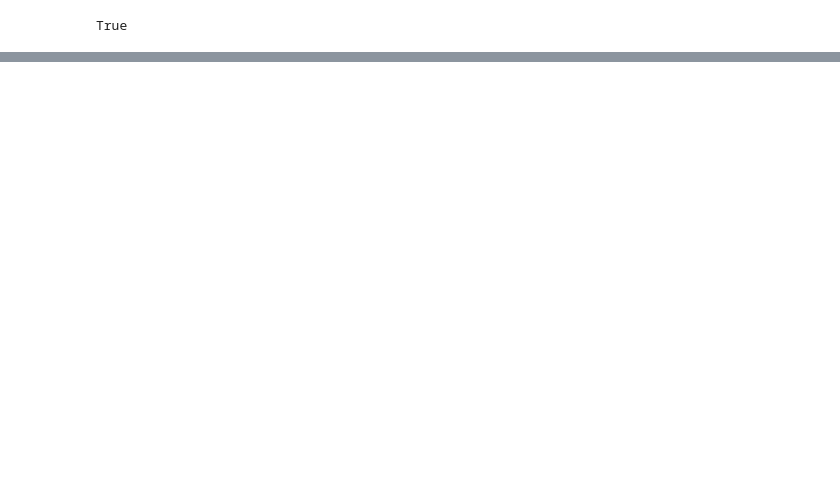
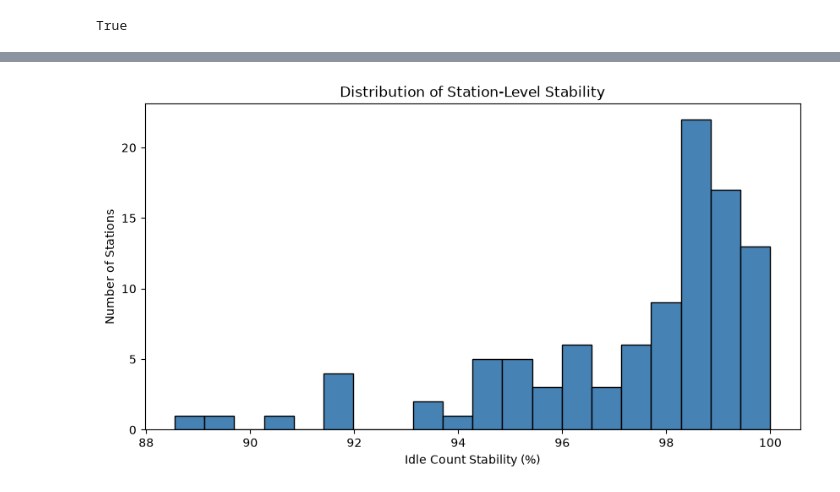
Before and after one commit to sametsav/VoltAhead, a Jupyter notebook: notebooks/02_temporal_autocorrelation.ipynb, the cells around one changed output, grey strips where cells are left out. Drawn from its saved outputs; the diff is of its cells as text; code cells hidden in the pictures; blank space fills up the shorter version.

```diff
--- a/notebooks/02_temporal_autocorrelation.ipynb
+++ b/notebooks/02_temporal_autocorrelation.ipynb
@@ -175,0 +58,4 @@ availability predictions.
+# %%
+idle_data = dl.load_stations_wide(variable="idle")
+
+idle_data.head()
@@ -175,0 +103,12 @@ availability predictions.
+# %%
+previous_idle = idle_data.shift(1)
+
+valid_pairs = (
+    idle_data.notna() & previous_idle.notna()
+)
+
+unchanged = (
+    (idle_data == previous_idle) & valid_pairs
+)
+
+previous_idle.head()
@@ -175,0 +171,6 @@ availability predictions.
+# %%
+station_stability = (
+    unchanged.sum() / valid_pairs.sum()
+) * 100
+
+station_stability.describe()
@@ -175,0 +187,17 @@ availability predictions.
+# %%
+plt.figure(figsize=(10, 5))
+
+plt.hist(
+    station_stability.dropna(),
+    bins=20,
+    edgecolor="black",
+    color="steelblue"
+)
+
+plt.xlabel("Idle Count Stability (%)")
+plt.ylabel("Number of Stations")
+plt.title("Distribution of Station-Level Stability")
+
+plt.show()
+# %% [output]
+[figure, added]
```
Also changed, not shown: parts of 51 cells of this notebook, 4 other files.
